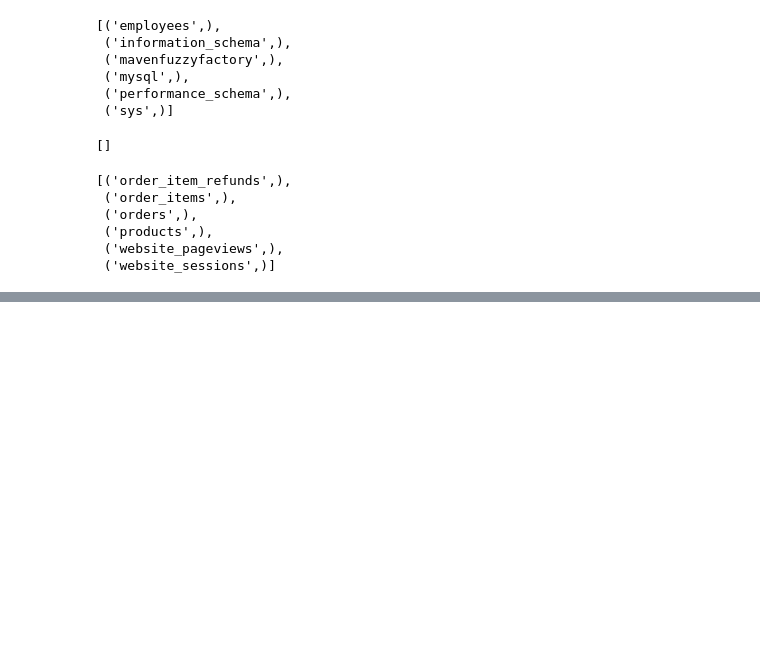
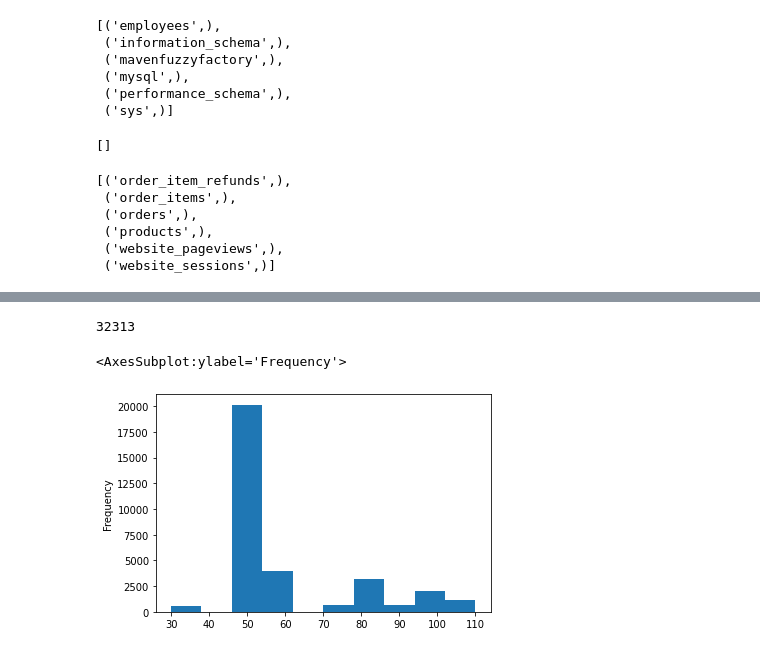
Before and after one commit to roblivesinottawa/ecommerce_project, a Jupyter notebook: notebook/analysis.ipynb, the cells around one changed output, grey strips where cells are left out. Saved outputs shown, nothing was run; the diff lists cells and outputs as text; code cells hidden in the pictures; blank space fills up the shorter version.

```diff
--- a/notebook/analysis.ipynb
+++ b/notebook/analysis.ipynb
@@ -73,0 +133,9 @@ df.head(10)
+# %%
+len(df)
+# %% [output]
+32313
+# %%
+df.price_usd.plot(kind='hist')
+# %% [output]
+<AxesSubplot:ylabel='Frequency'>
+[figure, added]
```
Also changed, not shown: parts of 15 cells of this notebook, 1 other file.
